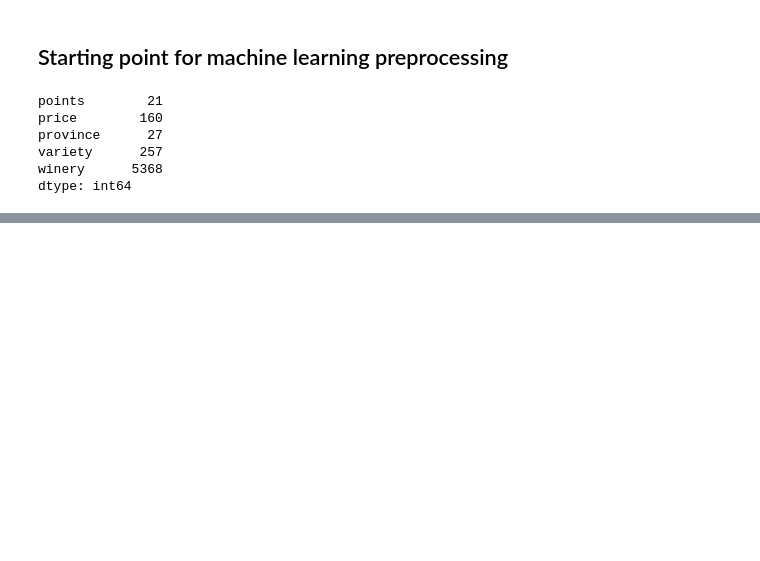
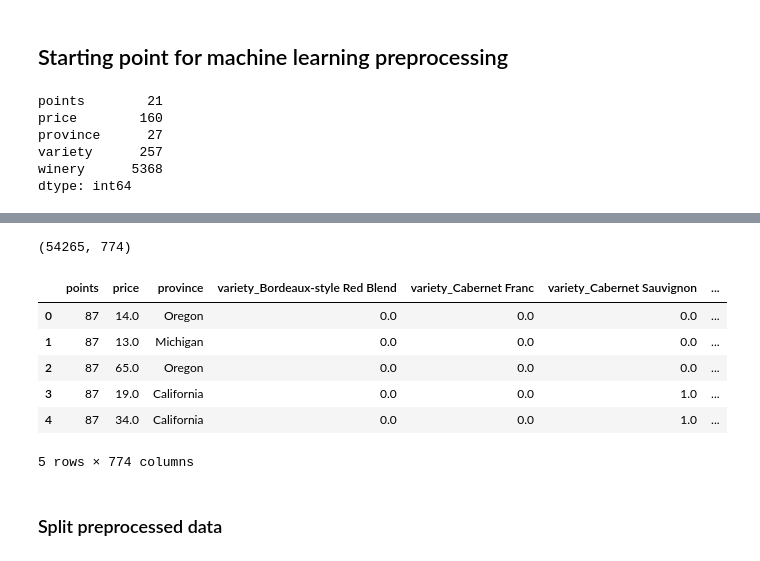
Before and after one commit to rkaysen63/Wine_Enthusiasts, a Jupyter notebook: Roseanne/wine_cleaning.ipynb, the cells around one changed output, grey strips where cells are left out. Drawn from its saved outputs; the diff is of its cells as text; code cells hidden in the pictures; blank space fills up the shorter version.

Commit message:
Add code to preprocess, split and scale data. Add plots.

```diff
--- a/Roseanne/wine_cleaning.ipynb
+++ b/Roseanne/wine_cleaning.ipynb
@@ -276,13 +328,3 @@ province_counts.plot.density()
-# %%
-# Determine which values to replace if counts are less than ? (19.3.3)
-replace_province = list(province_counts[province_counts <= 50].index)
-
-# Replace in dataframe
-for province in replace_province:
-    US_wine_data_df_ml.province = US_wine_data_df_ml.province.replace(province,"Other")
-
-# Check to make sure binning was successful
-US_wine_data_df_ml.province.value_counts()
 # %%
 # Determine value_counts for binning
 winery_counts = US_wine_data_df_ml.winery.value_counts()
@@ -332,4 +414,17 @@ US_wine_data_df_ml.head()
 # %%
-# Convert categorical data to numerical a number for
+# Convert target "province" categorical data to numerical data for machine learning
 # from sklearn.preprocessing import LabelEncoder
 le = LabelEncoder()
+
+US_wine_data_df_ml["province_num"] = le.fit_transform(US_wine_data_df_ml["province"])
+print(US_wine_data_df_ml.shape)
+US_wine_data_df_ml.head()
+# %% [output]
+(54265, 774)
+|  | points | price | province | variety_Bordeaux-style Red Blend | variety_Cabernet Franc | variety_Cabernet Sauvignon | ... |
+| 0 | 87 | 14.0 | Oregon | 0.0 | 0.0 | 0.0 | ... |
+| 1 | 87 | 13.0 | Michigan | 0.0 | 0.0 | 0.0 | ... |
+| 2 | 87 | 65.0 | Oregon | 0.0 | 0.0 | 0.0 | ... |
+| 3 | 87 | 19.0 | California | 0.0 | 0.0 | 1.0 | ... |
+| 4 | 87 | 34.0 | California | 0.0 | 0.0 | 1.0 | ... |
+5 rows × 774 columns
@@ -373 +437,3 @@ US_wine_data_df_ml.to_csv("Data/US_wine_data_enc.csv", index=False)
+# %% [markdown]
+### Split preprocessed data
 # %%
```
Also changed, not shown: parts of 24 cells of this notebook, 2 other files.
